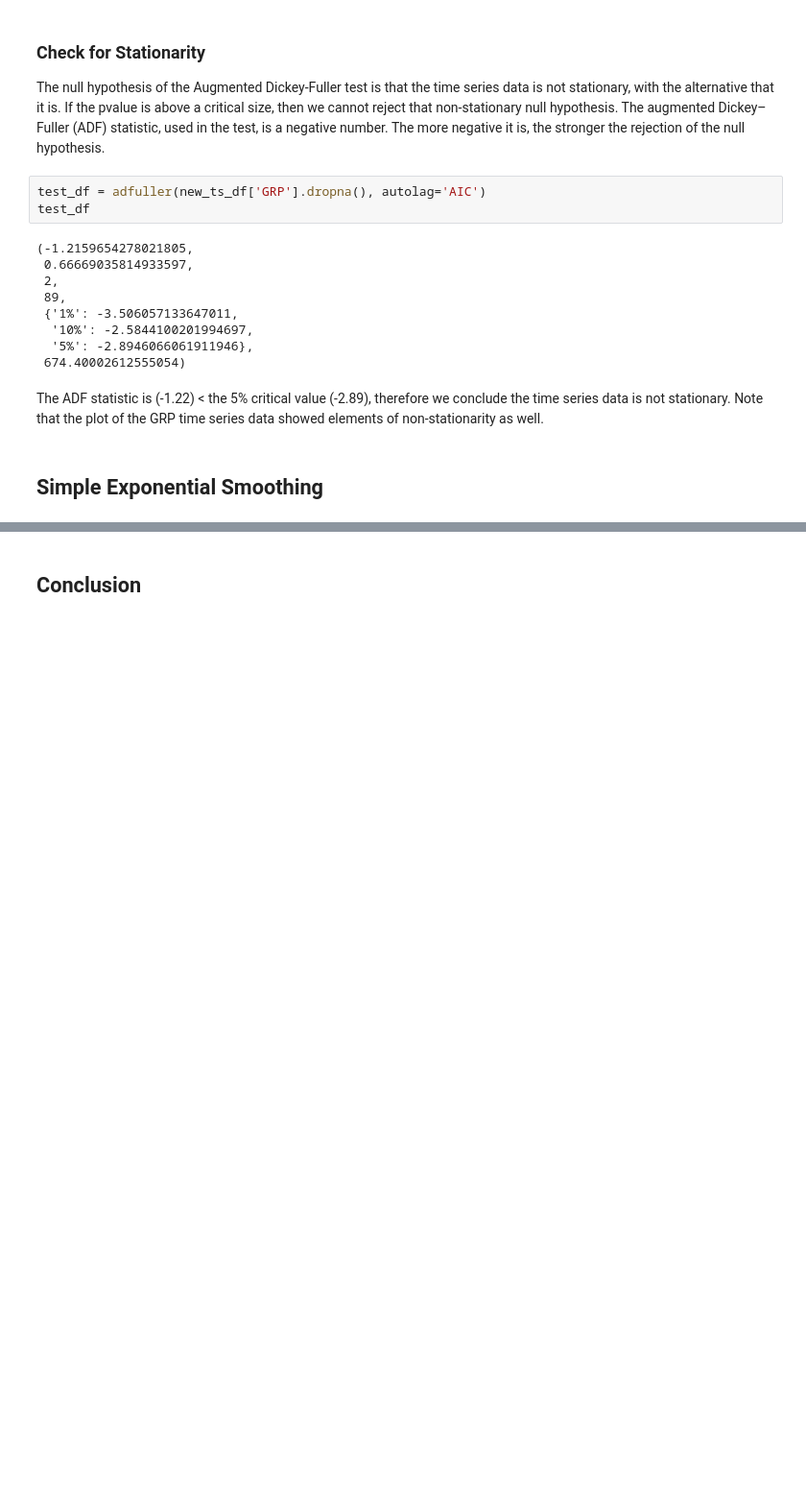
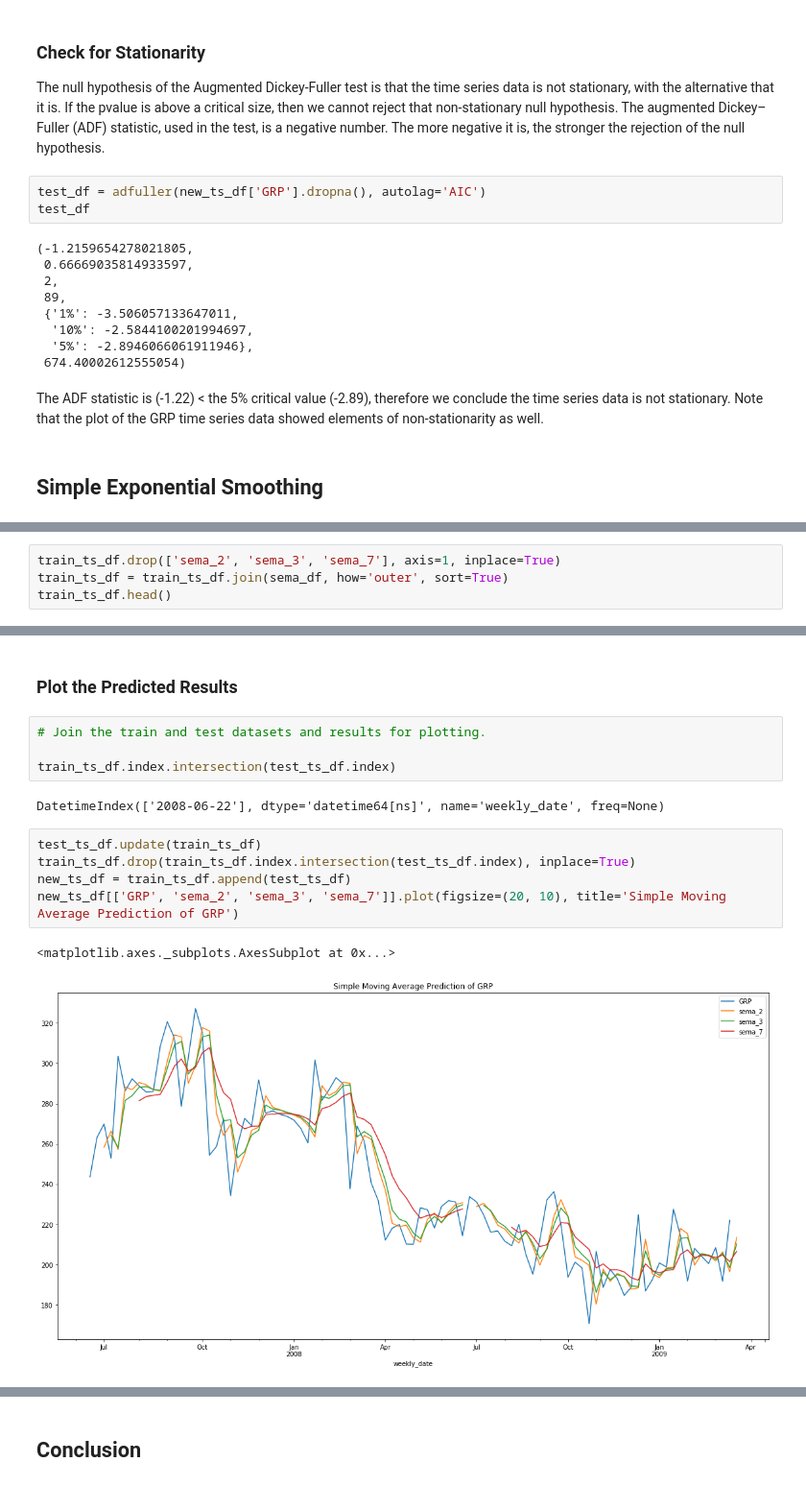
Before and after one commit to tkokkeng/KE5108-TVChannelRatings, a Jupyter notebook: movingAverage.ipynb, the cells around one changed output, grey strips where cells are left out. Shown at 96% size. Saved outputs shown, nothing was run; the diff lists cells and outputs as text; blank space fills up the shorter version.

```diff
--- a/movingAverage.ipynb
+++ b/movingAverage.ipynb
@@ -310,0 +337,4 @@ The ADF statistic is (-1.22) < the 5% critical value (-2.89), therefore we concl
+# %%
+train_ts_df.drop(['sema_2', 'sema_3', 'sema_7'], axis=1, inplace=True)
+train_ts_df = train_ts_df.join(sema_df, how='outer', sort=True)
+train_ts_df.head()
@@ -310,0 +405,16 @@ The ADF statistic is (-1.22) < the 5% critical value (-2.89), therefore we concl
+# %% [markdown]
+### Plot the Predicted Results
+# %%
+# Join the train and test datasets and results for plotting.
+
+train_ts_df.index.intersection(test_ts_df.index)
+# %% [output]
+DatetimeIndex(['2008-06-22'], dtype='datetime64[ns]', name='weekly_date', freq=None)
+# %%
+test_ts_df.update(train_ts_df)
+train_ts_df.drop(train_ts_df.index.intersection(test_ts_df.index), inplace=True)
+new_ts_df = train_ts_df.append(test_ts_df)
+new_ts_df[['GRP', 'sema_2', 'sema_3', 'sema_7']].plot(figsize=(20, 10), title='Simple Moving Average Prediction of GRP')
+# %% [output]
+<matplotlib.axes._subplots.AxesSubplot at 0x...>
+[figure, added]
```
Also changed, not shown: parts of 16 cells of this notebook.
